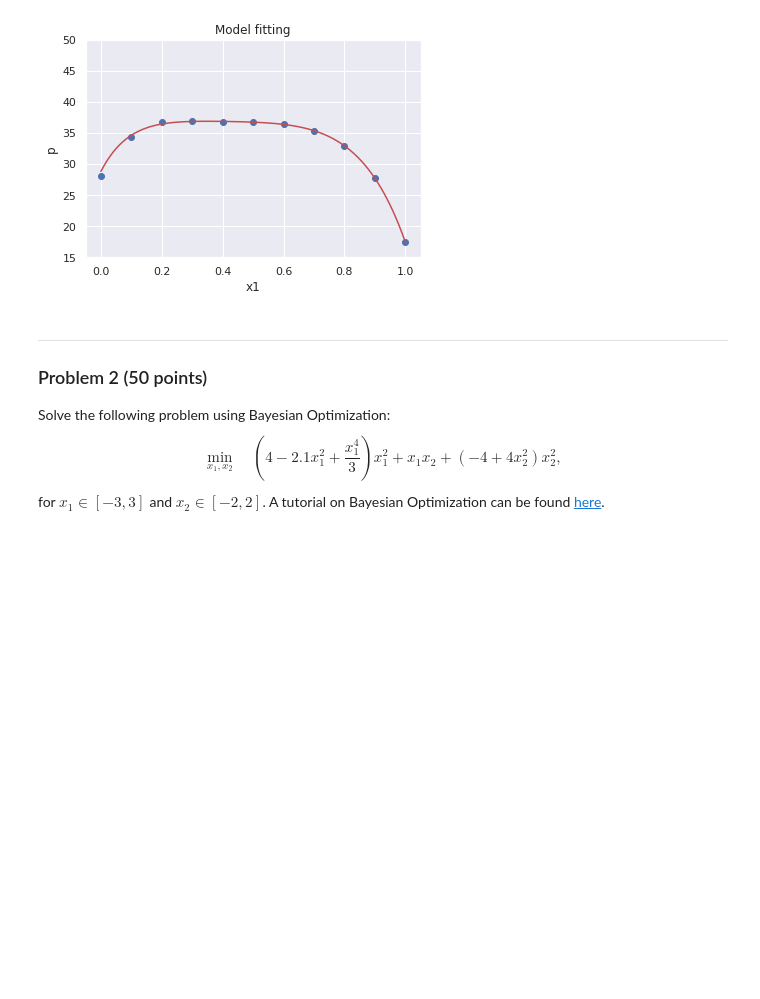
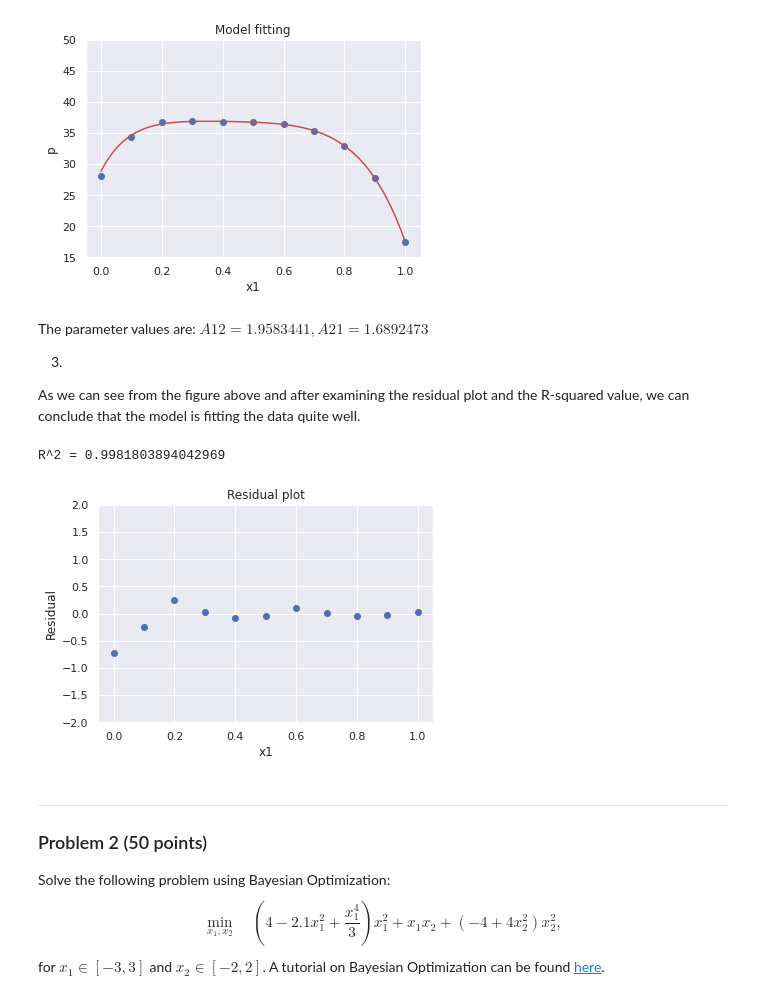
Before and after one commit to elena-ecn/optimization-F2021, a Jupyter notebook: Homework/DesignOptimization_HW_3.ipynb, the cells around one changed output. Drawn from its saved outputs; the diff is of its cells as text; code cells hidden in the pictures; blank space fills up the shorter version.

```diff
--- a/Homework/DesignOptimization_HW_3.ipynb
+++ b/Homework/DesignOptimization_HW_3.ipynb
@@ -249,6 +247,34 @@ Final error: 0.0
 The solution is: A = [1.9583441 1.6892473]
 [figure]
 [figure]
+# %% [markdown]
+The parameter values are: $A12 = 1.9583441, A21 = 1.6892473$
+
+3.
+As we can see from the figure above and after examining the residual plot and the R-squared value, we can conclude that the model is fitting the data quite well.
+# %%
+# Compute residuals
+p_pred = x1*torch.exp(A[0]*(A[1]*(1-x1)/(A[0]*x1+A[1]*(1-x1)))**2)*water_sat_p + \
+                (1-x1)*torch.exp(A[1]*(A[0]*x1/(A[0]*x1+A[1]*(1-x1)))**2)*dioxane_sat_p
+residuals = p - p_pred
+
+# Plot residuals
+plt.figure()
+plt.scatter(x1, residuals)
+plt.xlabel('x1')
+plt.ylabel('Residual')
+plt.title('Residual plot')
+plt.ylim([-2, 2])
+plt.show
+
+# Compute R^2
+RSS = residuals.pow(2).sum()
+TSS = (p-torch.mean(p)).pow(2).sum()
+R2 = 1-RSS/TSS
+print('R^2 = {}'.format(R2))
+# %% [output]
+R^2 = 0.9981803894042969
+[figure, added]
 # %% [markdown]
 ---
 ### Problem 2 (50 points)
```
Also changed, not shown: parts of 1 cell of this notebook.
